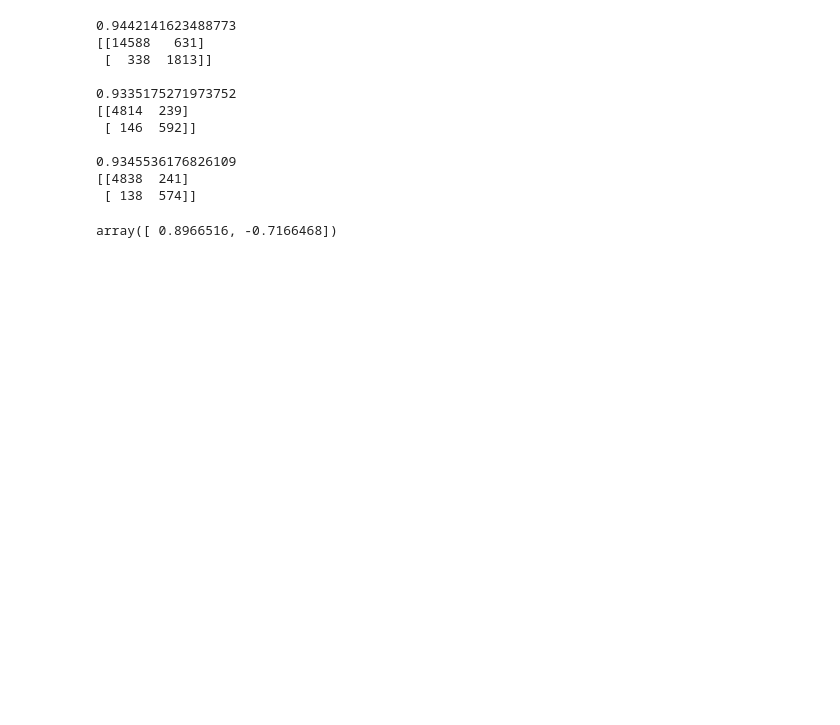
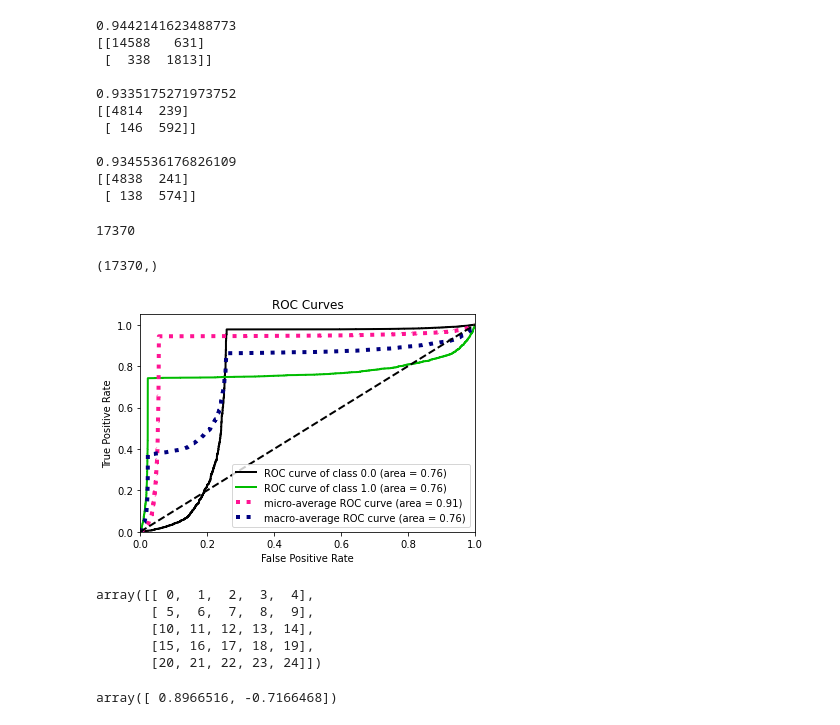
Before and after one commit to hwixley/Fall-Detection-Deep-Learning, a Jupyter notebook: tflite-testing.ipynb, the cells around one changed output. Drawn from its saved outputs; the diff is of its cells as text; code cells hidden in the pictures; blank space fills up the shorter version.

Commit message:
setting up csvs for normalising data

```diff
--- a/tflite-testing.ipynb
+++ b/tflite-testing.ipynb
@@ -50,6 +50,7 @@ def eval_cnn(data, labels):
     correct = 0
     total = 0
     preds = []
+    pred_probs = np.zeros((labels.shape[0],2))
     tp_exp = []
 
     # Test model on random input data.
@@ -67,13 +68,15 @@ def eval_cnn(data, labels):
         #print(tf.math.argmax(abs(output_data), 1))
 
         pred = np.where(output_data == np.max(output_data))[0][0]
-        #print(pred)
+
         preds.append(pred)
+        pred_probs[i,pred] = output_data[pred]/(abs(output_data[pred]) + abs(output_data[pred-1]))
+        pred_probs[i,pred-1] = 1-pred_probs[i,pred]
         acc = labels[i]
         #print(pred)
         #print(acc)
-        if pred < 0.5 and acc > 0.5:
-            tp_exp.append(output_data)
+        #if pred < 0.5 and acc > 0.5:
+        #    tp_exp.append(output_data)
 
         #print()
         if abs(pred - acc) < 0.1:
@@ -83,11 +86,11 @@ def eval_cnn(data, labels):
     print(correct/total)
     print(confusion_matrix(preds, labels))
     print()
-    return tp_exp
+    return pred_probs #tp_exp
 # %%
-tp_exp1 = eval_cnn(X_train, y_train)
-tp_exp2 = eval_cnn(X_val, y_val)
-tp_exp3 = eval_cnn(X_test, y_test)
+train_preds = eval_cnn(X_train, y_train)
+val_preds = eval_cnn(X_val, y_val)
+test_preds = eval_cnn(X_test, y_test)
 # %% [output]
 0.9442141623488773
 [[14588   631]
@@ -100,6 +103,33 @@ tp_exp3 = eval_cnn(X_test, y_test)
 0.9345536176826109
 [[4838  241]
  [ 138  574]]
+# %%
+len(train_preds)
+# %% [output]
+17370
+# %%
+y_train.flatten().shape
+# %% [output]
+(17370,)
+# %%
+import scikitplot as skplt
+import matplotlib.pyplot as plt
+
+y_true = y_train
+y_probas = train_preds
+skplt.metrics.plot_roc_curve(list(y_true), y_probas)
+plt.show()
+# %% [output]
+[figure, added]
+# %%
+a = np.arange(25)
+a.reshape((5,5))
+# %% [output]
+array([[ 0,  1,  2,  3,  4],
+       [ 5,  6,  7,  8,  9],
+       [10, 11, 12, 13, 14],
+       [15, 16, 17, 18, 19],
+       [20, 21, 22, 23, 24]])
 # %%
 raw = tp_exp1 + tp_exp2 + tp_exp3
 rows, cols = len(raw), 2
```
Also changed, not shown: 3 other files.
